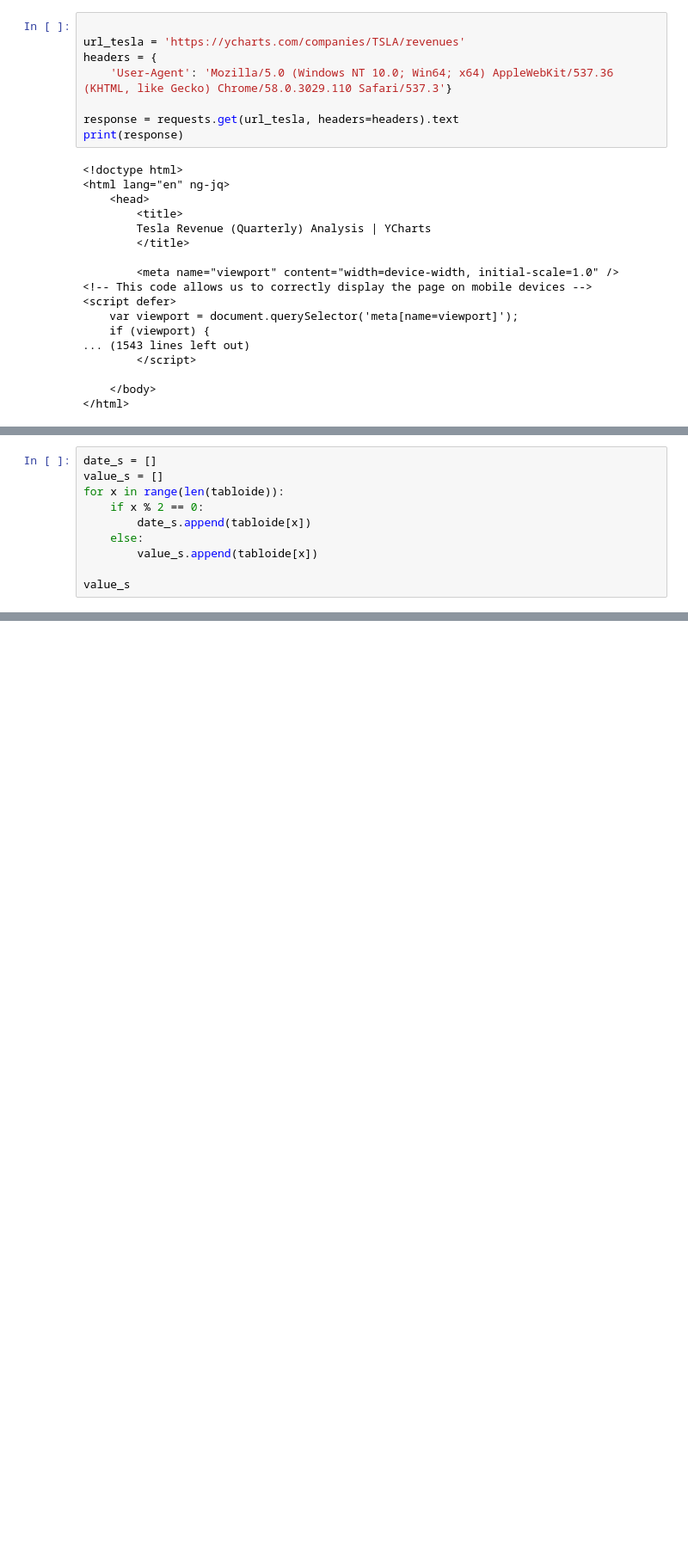
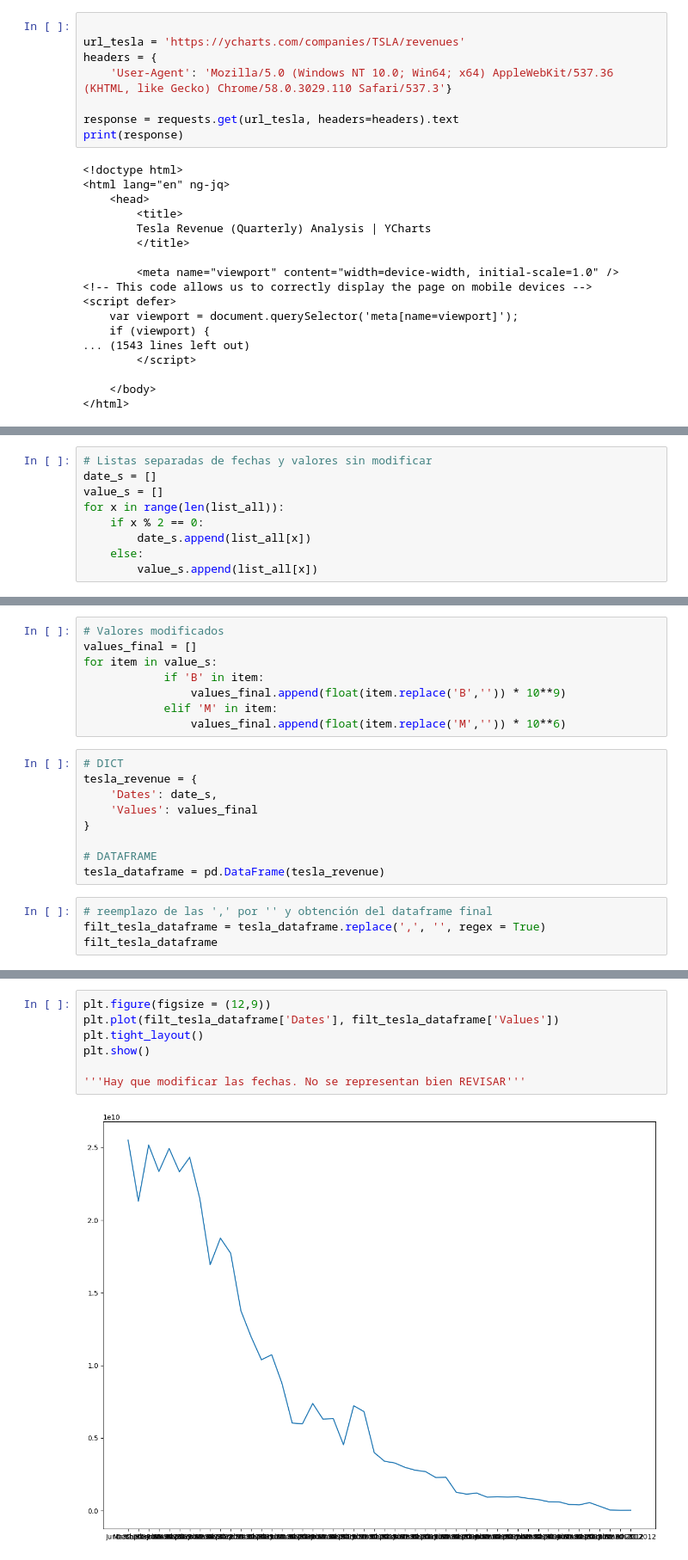
Before and after one commit to 4GeeksAcademy/fer-romer-web-scraping-project-tutorial, a Jupyter notebook: src/explore.ipynb, the cells around one changed output, grey strips where cells are left out. Shown at 86% size. Drawn from its saved outputs; the diff is of its cells as text; blank space fills up the shorter version.

```diff
--- a/src/explore.ipynb
+++ b/src/explore.ipynb
@@ -109,10 +53,9 @@ range(0, 100)
 # %%
+# Listas separadas de fechas y valores sin modificar
 date_s = []
 value_s = []
-for x in range(len(tabloide)):
+for x in range(len(list_all)):
     if x % 2 == 0:
-        date_s.append(tabloide[x])
+        date_s.append(list_all[x])
     else:
-        value_s.append(tabloide[x])
-
-value_s
+        value_s.append(list_all[x])
@@ -136,0 +62,21 @@ value_s
+# %%
+# Valores modificados
+values_final = []
+for item in value_s:
+            if 'B' in item:
+                values_final.append(float(item.replace('B','')) * 10**9)
+            elif 'M' in item:
+                values_final.append(float(item.replace('M','')) * 10**6)
+# %%
+# DICT
+tesla_revenue = {
+    'Dates': date_s,
+    'Values': values_final
+}
+
+# DATAFRAME
+tesla_dataframe = pd.DataFrame(tesla_revenue)
+# %%
+# reemplazo de las ',' por '' y obtención del dataframe final
+filt_tesla_dataframe = tesla_dataframe.replace(',', '', regex = True)
+filt_tesla_dataframe
@@ -136,0 +108,9 @@ value_s
+# %%
+plt.figure(figsize = (12,9))
+plt.plot(filt_tesla_dataframe['Dates'], filt_tesla_dataframe['Values'])
+plt.tight_layout()
+plt.show()
+
+'''Hay que modificar las fechas. No se representan bien REVISAR'''
+# %% [output]
+[figure, added]
```
Also changed, not shown: parts of 11 cells of this notebook, 1 other file.
